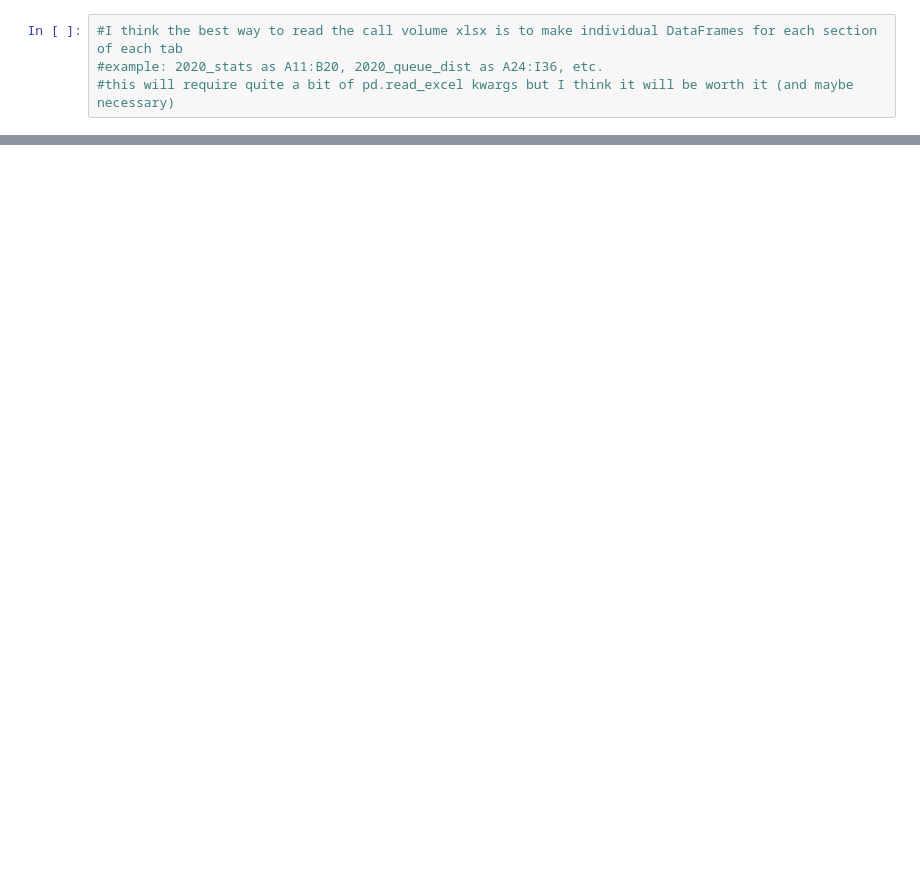
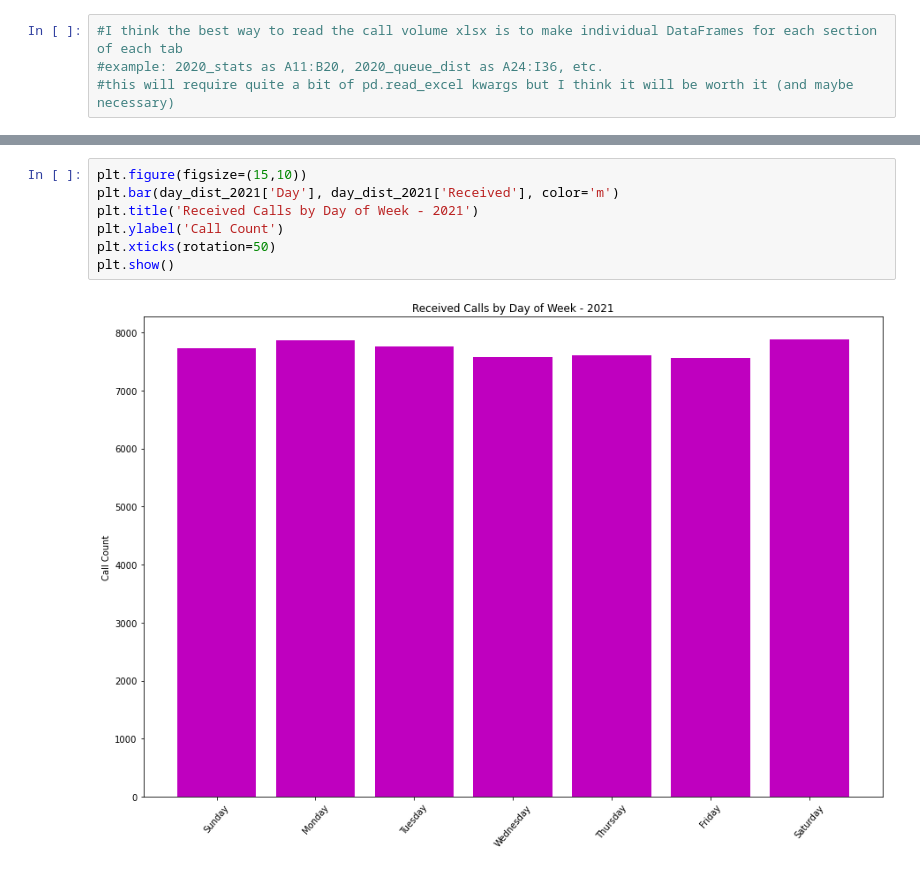
Before and after one commit to NSS-Data-Analytics-Cohort-6/fcs-crisis-sailing-the-seaborn, a Jupyter notebook: notebooks/EDA_fcs_crisis_abi.ipynb, the cells around one changed output, grey strips where cells are left out. Saved outputs shown, nothing was run; the diff lists cells and outputs as text; blank space fills up the shorter version.

```diff
--- a/notebooks/EDA_fcs_crisis_abi.ipynb
+++ b/notebooks/EDA_fcs_crisis_abi.ipynb
@@ -142,0 +529,9 @@ abandon_rate_2022
+# %%
+plt.figure(figsize=(15,10))
+plt.bar(day_dist_2021['Day'], day_dist_2021['Received'], color='m')
+plt.title('Received Calls by Day of Week - 2021')
+plt.ylabel('Call Count')
+plt.xticks(rotation=50)
+plt.show()
+# %% [output]
+[figure, added]
```
Also changed, not shown: parts of 60 cells of this notebook.
